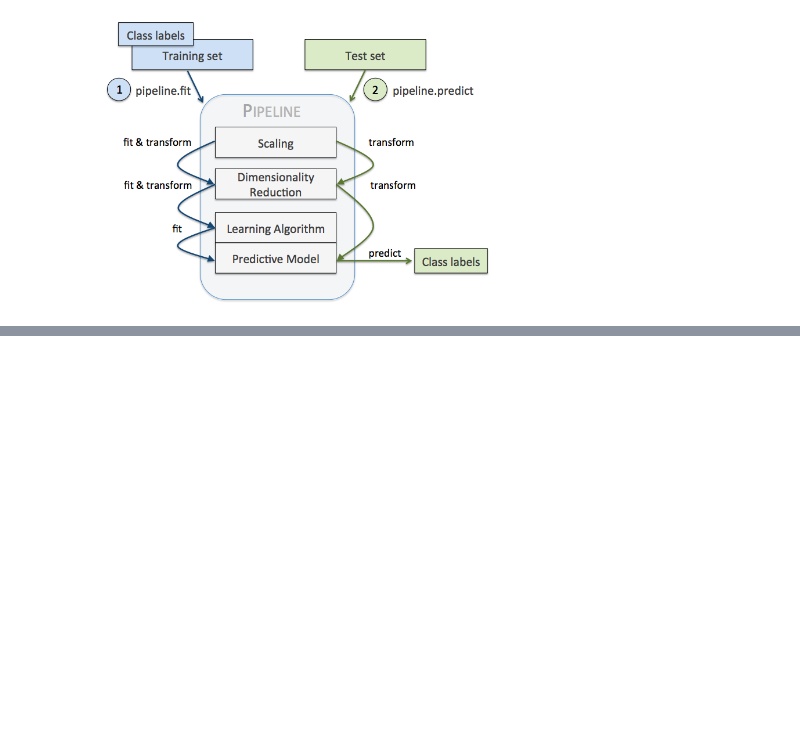
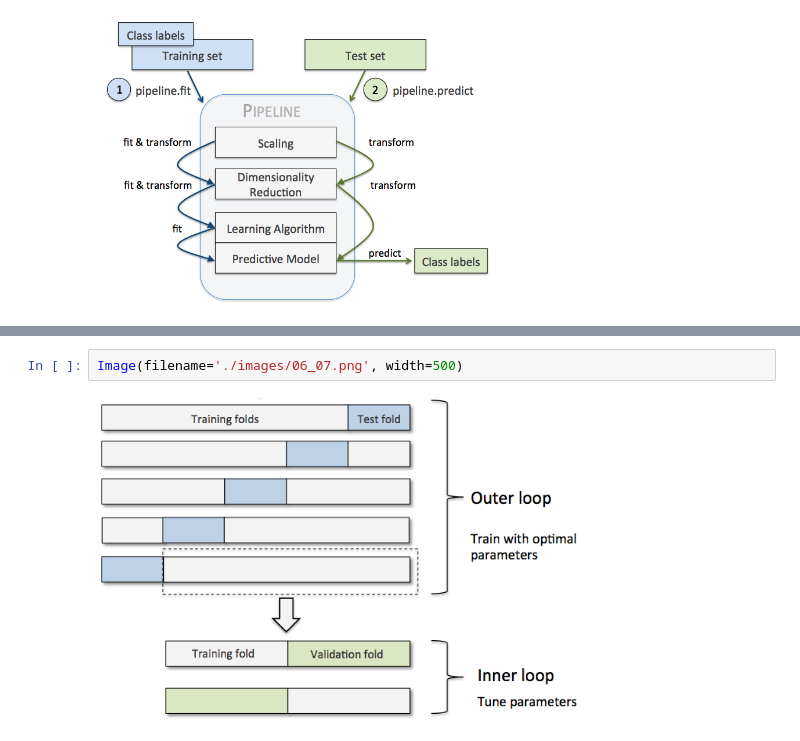
Before and after one commit to lyakaap/notebooks, a Jupyter notebook: MachineLearning/ch06_rasbt.ipynb, the cells around one changed output, grey strips where cells are left out. Drawn from its saved outputs; the diff is of its cells as text; blank space fills up the shorter version.

```diff
--- a/MachineLearning/ch06_rasbt.ipynb
+++ b/MachineLearning/ch06_rasbt.ipynb
@@ -71,0 +293,4 @@ Image(filename='./images/06_02.png', width=500)
+# %%
+Image(filename='./images/06_07.png', width=500)
+# %% [output]
+[figure, added]
```
Also changed, not shown: parts of 28 cells of this notebook, 1 other file.
